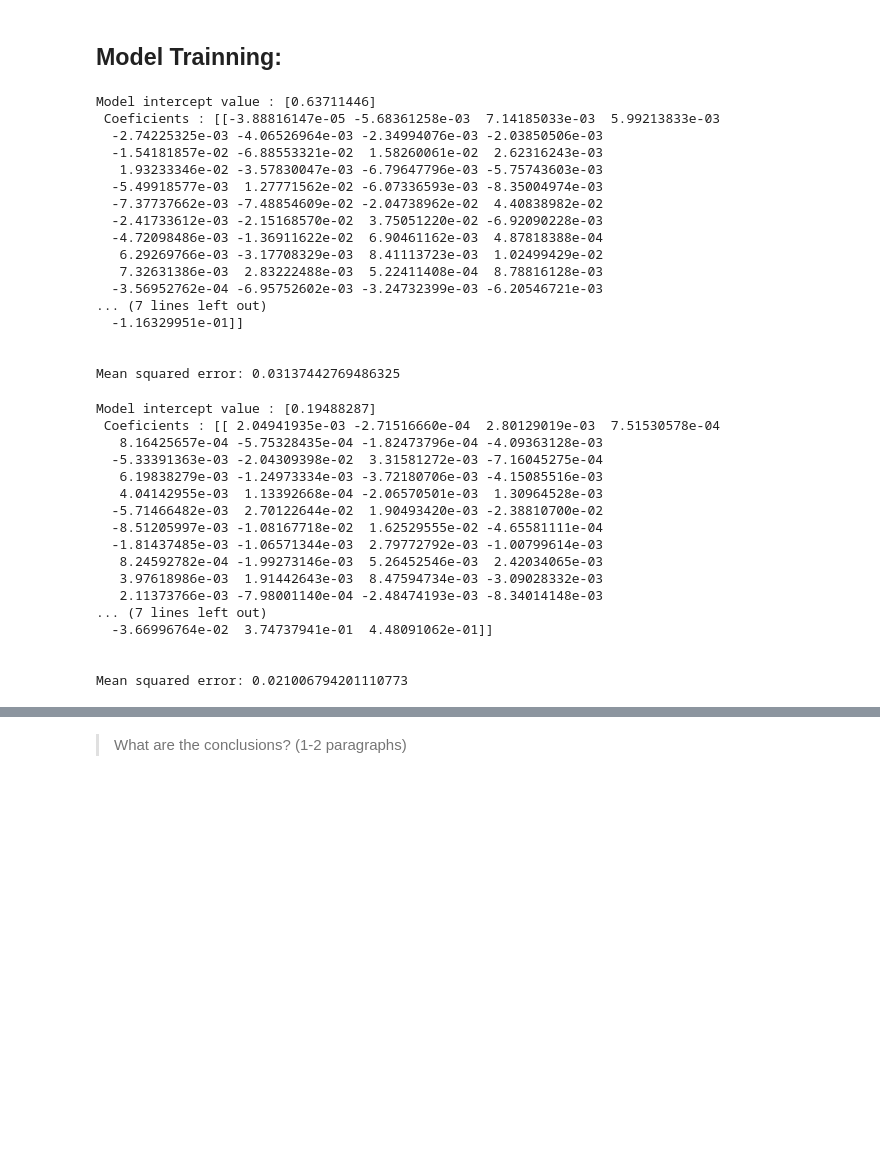
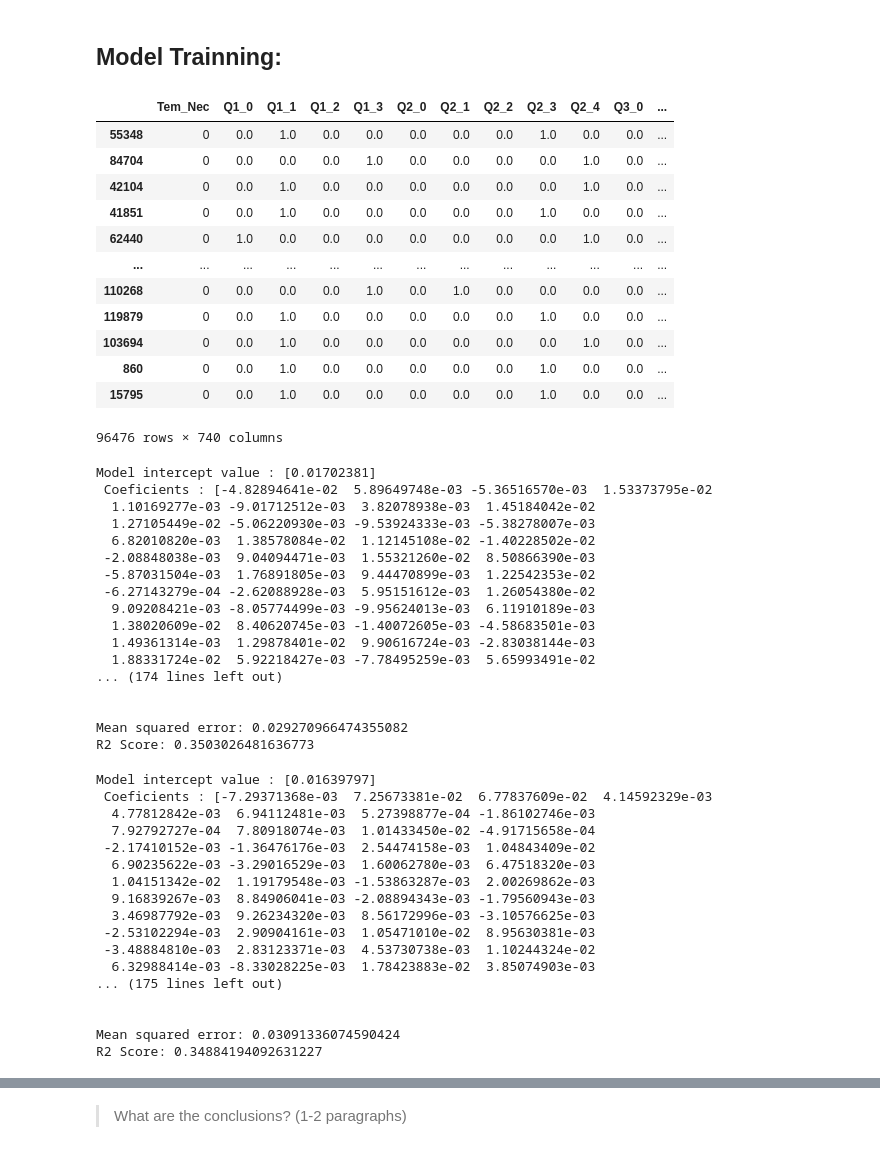
Before and after one commit to randersonLemos/mc886, a Jupyter notebook: t2/2022s2_mc886mo444_assignment_02.ipynb, the cells around one changed output, grey strips where cells are left out. Drawn from its saved outputs; the diff is of its cells as text; code cells hidden in the pictures; blank space fills up the shorter version.

Commit message:
fix data preprocessing and model for SGD

```diff
--- a/t2/2022s2_mc886mo444_assignment_02.ipynb
+++ b/t2/2022s2_mc886mo444_assignment_02.ipynb
@@ -525,41 +526,57 @@ def model_train_and_evaluation(x_train, y_train, x_val, y_val):
+# %%
+x_train_math
+# %% [output]
+|  | Tem_Nec | Q1_0 | Q1_1 | Q1_2 | Q1_3 | Q2_0 | Q2_1 | Q2_2 | Q2_3 | Q2_4 | Q3_0 | ... |
+| 55348 | 0 | 0.0 | 1.0 | 0.0 | 0.0 | 0.0 | 0.0 | 0.0 | 1.0 | 0.0 | 0.0 | ... |
+| 84704 | 0 | 0.0 | 0.0 | 0.0 | 1.0 | 0.0 | 0.0 | 0.0 | 0.0 | 1.0 | 0.0 | ... |
+| 42104 | 0 | 0.0 | 1.0 | 0.0 | 0.0 | 0.0 | 0.0 | 0.0 | 0.0 | 1.0 | 0.0 | ... |
+| 41851 | 0 | 0.0 | 1.0 | 0.0 | 0.0 | 0.0 | 0.0 | 0.0 | 1.0 | 0.0 | 0.0 | ... |
+| 62440 | 0 | 1.0 | 0.0 | 0.0 | 0.0 | 0.0 | 0.0 | 0.0 | 0.0 | 1.0 | 0.0 | ... |
+| ... | ... | ... | ... | ... | ... | ... | ... | ... | ... | ... | ... | ... |
+| 110268 | 0 | 0.0 | 0.0 | 0.0 | 1.0 | 0.0 | 1.0 | 0.0 | 0.0 | 0.0 | 0.0 | ... |
+| 119879 | 0 | 0.0 | 1.0 | 0.0 | 0.0 | 0.0 | 0.0 | 0.0 | 1.0 | 0.0 | 0.0 | ... |
+| 103694 | 0 | 0.0 | 1.0 | 0.0 | 0.0 | 0.0 | 0.0 | 0.0 | 0.0 | 1.0 | 0.0 | ... |
+| 860 | 0 | 0.0 | 1.0 | 0.0 | 0.0 | 0.0 | 0.0 | 0.0 | 1.0 | 0.0 | 0.0 | ... |
+| 15795 | 0 | 0.0 | 1.0 | 0.0 | 0.0 | 0.0 | 0.0 | 0.0 | 1.0 | 0.0 | 0.0 | ... |
+96476 rows × 740 columns
 # %%
-math_test = model_train_and_evaluation(x_train_math, y_train_math,x_val_math, y_val_math)
+math_test = model_train_and_evaluation(x_train_math, y_train_math.squeeze(1),x_val_math, y_val_math.squeeze(1), 0.001)
 # %% [output]
-Model intercept value : [0.63711446]
- Coeficients : [[-3.88816147e-05 -5.68361258e-03  7.14185033e-03  5.99213833e-03
-  -2.74225325e-03 -4.06526964e-03 -2.34994076e-03 -2.03850506e-03
-  -1.54181857e-02 -6.88553321e-02  1.58260061e-02  2.62316243e-03
-   1.93233346e-02 -3.57830047e-03 -6.79647796e-03 -5.75743603e-03
-  -5.49918577e-03  1.27771562e-02 -6.07336593e-03 -8.35004974e-03
-  -7.37737662e-03 -7.48854609e-02 -2.04738962e-02  4.40838982e-02
-  -2.41733612e-03 -2.15168570e-02  3.75051220e-02 -6.92090228e-03
-  -4.72098486e-03 -1.36911622e-02  6.90461162e-03  4.87818388e-04
-   6.29269766e-03 -3.17708329e-03  8.41113723e-03  1.02499429e-02
-   7.32631386e-03  2.83222488e-03  5.22411408e-04  8.78816128e-03
-  -3.56952762e-04 -6.95752602e-03 -3.24732399e-03 -6.20546721e-03
-... (7 lines left out)
-  -1.16329951e-01]]
+Model intercept value : [0.01702381]
+ Coeficients : [-4.82894641e-02  5.89649748e-03 -5.36516570e-03  1.53373795e-02
+  1.10169277e-03 -9.01712512e-03  3.82078938e-03  1.45184042e-02
+  1.27105449e-02 -5.06220930e-03 -9.53924333e-03 -5.38278007e-03
+  6.82010820e-03  1.38578084e-02  1.12145108e-02 -1.40228502e-02
+ -2.08848038e-03  9.04094471e-03  1.55321260e-02  8.50866390e-03
+ -5.87031504e-03  1.76891805e-03  9.44470899e-03  1.22542353e-02
+ -6.27143279e-04 -2.62088928e-03  5.95151612e-03  1.26054380e-02
+  9.09208421e-03 -8.05774499e-03 -9.95624013e-03  6.11910189e-03
+  1.38020609e-02  8.40620745e-03 -1.40072605e-03 -4.58683501e-03
+  1.49361314e-03  1.29878401e-02  9.90616724e-03 -2.83038144e-03
+  1.88331724e-02  5.92218427e-03 -7.78495259e-03  5.65993491e-02
+... (174 lines left out)
 
 
-Mean squared error: 0.03137442769486325
+Mean squared error: 0.029270966474355082
+R2 Score: 0.3503026481636773
 # %%
-lp_test = model_train_and_evaluation(x_train_lp, y_train_lp,x_val_lp, y_val_lp)
+lp_test = model_train_and_evaluation(x_train_lp, y_train_lp,x_val_lp, y_val_lp, 0.0001)
 # %% [output]
-Model intercept value : [0.19488287]
- Coeficients : [[ 2.04941935e-03 -2.71516660e-04  2.80129019e-03  7.51530578e-04
-   8.16425657e-04 -5.75328435e-04 -1.82473796e-04 -4.09363128e-03
-  -5.33391363e-03 -2.04309398e-02  3.31581272e-03 -7.16045275e-04
-   6.19838279e-03 -1.24973334e-03 -3.72180706e-03 -4.15085516e-03
-   4.04142955e-03  1.13392668e-04 -2.06570501e-03  1.30964528e-03
-  -5.71466482e-03  2.70122644e-02  1.90493420e-03 -2.38810700e-02
-  -8.51205997e-03 -1.08167718e-02  1.62529555e-02 -4.65581111e-04
-  -1.81437485e-03 -1.06571344e-03  2.79772792e-03 -1.00799614e-03
-   8.24592782e-04 -1.99273146e-03  5.26452546e-03  2.42034065e-03
-   3.97618986e-03  1.91442643e-03  8.47594734e-03 -3.09028332e-03
-   2.11373766e-03 -7.98001140e-04 -2.48474193e-03 -8.34014148e-03
-... (7 lines left out)
-  -3.66996764e-02  3.74737941e-01  4.48091062e-01]]
+Model intercept value : [0.01639797]
+ Coeficients : [-7.29371368e-03  7.25673381e-02  6.77837609e-02  4.14592329e-03
+  4.77812842e-03  6.94112481e-03  5.27398877e-04 -1.86102746e-03
+  7.92792727e-04  7.80918074e-03  1.01433450e-02 -4.91715658e-04
+ -2.17410152e-03 -1.36476176e-03  2.54474158e-03  1.04843409e-02
+  6.90235622e-03 -3.29016529e-03  1.60062780e-03  6.47518320e-03
+  1.04151342e-02  1.19179548e-03 -1.53863287e-03  2.00269862e-03
+  9.16839267e-03  8.84906041e-03 -2.08894343e-03 -1.79560943e-03
+  3.46987792e-03  9.26234320e-03  8.56172996e-03 -3.10576625e-03
+ -2.53102294e-03  2.90904161e-03  1.05471010e-02  8.95630381e-03
+ -3.48884810e-03  2.83123371e-03  4.53730738e-03  1.10244324e-02
+  6.32988414e-03 -8.33028225e-03  1.78423883e-02  3.85074903e-03
+... (175 lines left out)
 
 
-Mean squared error: 0.021006794201110773
+Mean squared error: 0.03091336074590424
+R2 Score: 0.34884194092631227
 # %%
```
Also changed, not shown: parts of 30 cells of this notebook.
